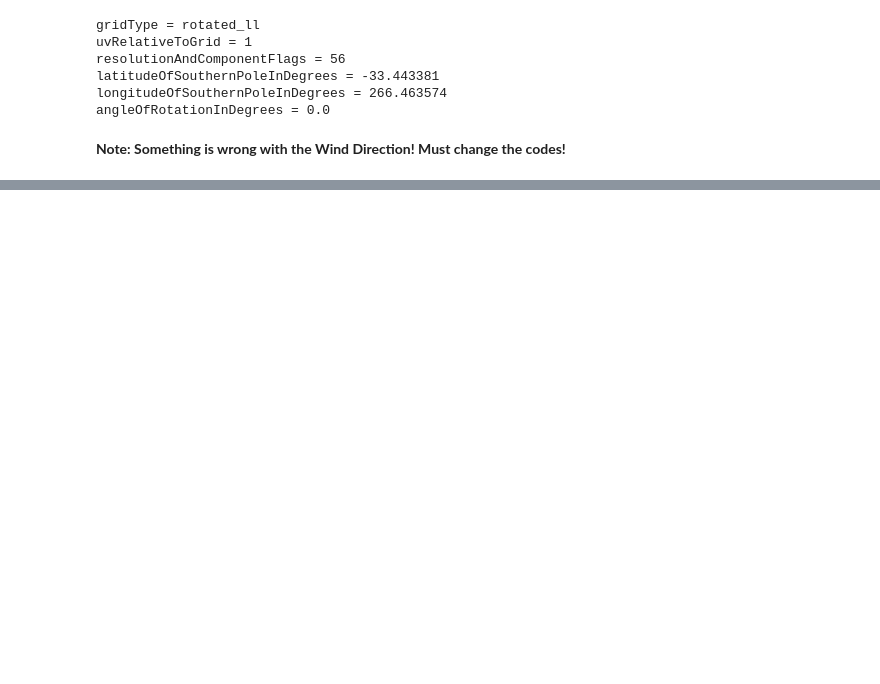
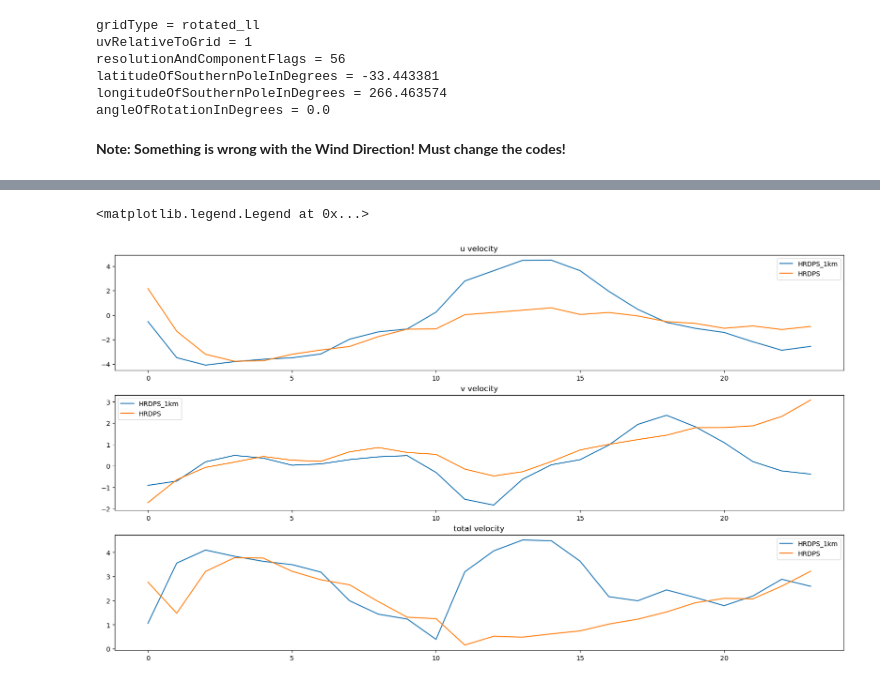
Before and after one commit to SalishSeaCast/analysis-junqi, a Jupyter notebook: Analysis_Atmospheric_Forcing/Data_Conversion/Data_HRDPS_1km_conversion/conversion_HRDPS.ipynb, the cells around one changed output, grey strips where cells are left out. Drawn from its saved outputs; the diff is of its cells as text; code cells hidden in the pictures; blank space fills up the shorter version.

```diff
--- a/Analysis_Atmospheric_Forcing/Data_Conversion/Data_HRDPS_1km_conversion/conversion_HRDPS.ipynb
+++ b/Analysis_Atmospheric_Forcing/Data_Conversion/Data_HRDPS_1km_conversion/conversion_HRDPS.ipynb
@@ -622,0 +2392,56 @@ angleOfRotationInDegrees = 0.0
+# %%
+# visualize wind velocity
+
+import xarray as xr
+import numpy as np
+
+# Define file paths
+path_HRDPS_1km = '/home/jqiu/analysis-junqi/Analysis_Atmospheric_Forcing/Data_Conversion/Data_HRDPS_1km_conversion/HRDPS_1km_y2023m03d01.nc'
+path_HRDPS = '/results/forcing/atmospheric/continental2.5/nemo_forcing/hrdps_y2023m03d01.nc'
+
+# load data
+
+ds_HRDPS_1km=xr.load_dataset(path_HRDPS_1km)
+ds_HRDPS=xr.load_dataset(path_HRDPS)
+
+
+# grid number
+# HRDPS_1km: y = 221, x = 354
+# HRDPS: y = 118, x = 108
+
+# list of all variables: list_var=['atmpres', 'precip', 'qair', 'tair', 'therm_rad','u_wind','v_wind','solar']
+
+u_wind_HRDPS_1km=ds_HRDPS_1km['u_wind'].isel(y=221,x=354).values
+v_wind_HRDPS_1km=ds_HRDPS_1km['v_wind'].isel(y=221,x=354).values
+u_wind_HRDPS=ds_HRDPS['u_wind'].isel(y=118,x=108).values
+v_wind_HRDPS=ds_HRDPS['v_wind'].isel(y=118,x=108).values
+
+velocity_HRDPS_1km=np.sqrt(u_wind_HRDPS_1km**2+v_wind_HRDPS_1km**2)
+velocity_HRDPS=np.sqrt(u_wind_HRDPS**2+v_wind_HRDPS**2)
+
+# visualize
+
+import matplotlib.pyplot as plt
+
+fig, axes = plt.subplots(3,1,
+    figsize=(16, 9),
+    constrained_layout=True,
+)
+
+axes[0].plot(u_wind_HRDPS_1km, label='HRDPS_1km')
+axes[0].plot(u_wind_HRDPS, label='HRDPS')
+axes[0].set_title('u velocity')
+axes[0].legend()
+
+axes[1].plot(v_wind_HRDPS_1km, label='HRDPS_1km')
+axes[1].plot(v_wind_HRDPS, label='HRDPS')
+axes[1].set_title('v velocity')
+axes[1].legend()
+
+axes[2].plot(velocity_HRDPS_1km, label='HRDPS_1km')
+axes[2].plot(velocity_HRDPS, label='HRDPS')
+axes[2].set_title('total velocity')
+axes[2].legend()
+# %% [output]
+<matplotlib.legend.Legend at 0x...>
+[figure, added]
```
Also changed, not shown: parts of 13 cells of this notebook, 1 other file.
